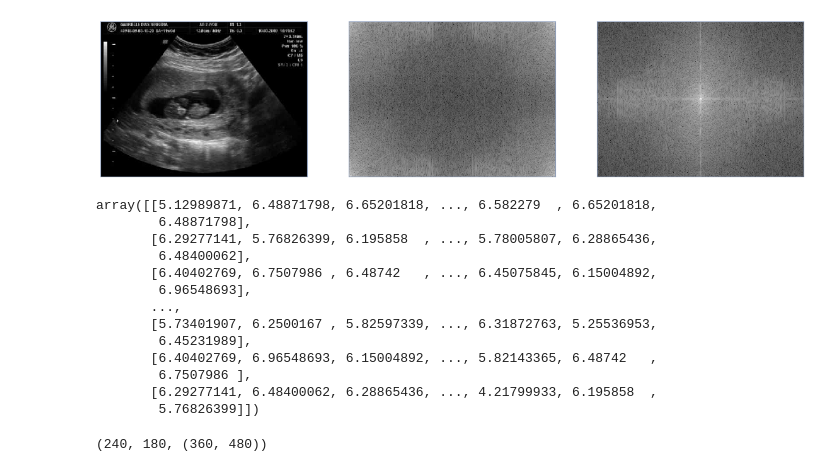
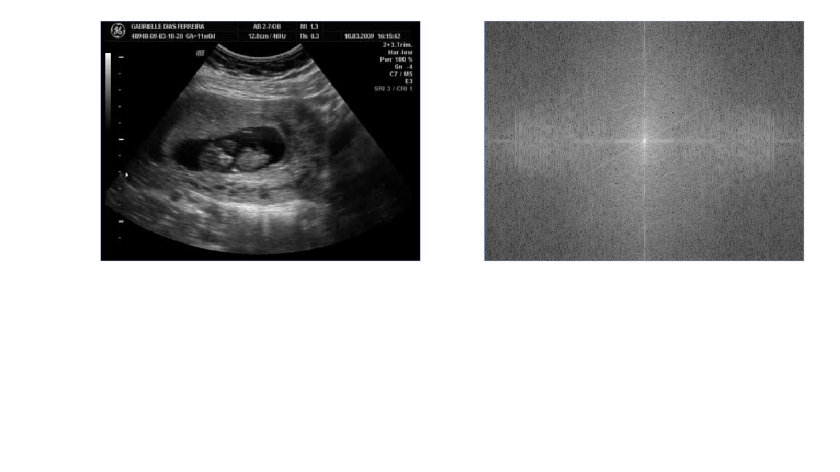
Before and after one commit to flych3r/class-computer-vision, a Jupyter notebook: 05_Transformaçõao_de_Fourrier.ipynb, the cells around one changed output. Cells and saved outputs as stored; diff of their text form; code cells hidden in the pictures; blank space fills up the shorter version.

```diff
--- a/05_Transformaçõao_de_Fourrier.ipynb
+++ b/05_Transformaçõao_de_Fourrier.ipynb
@@ -6,2 +5,2 @@ from mpl_toolkits import mplot3d
 # %%
-im = cv2.imread('ultrasom.jpg', 0)
+img = cv2.imread('files/ultrasom.jpg', 0)
@@ -14,30 +7,16 @@ im_fft_shift = np.log(np.abs(im_fft_shift))
+# %%
+img_fft = cv2.dft(np.float32(img), flags=cv2.DFT_COMPLEX_OUTPUT)
+img_fft_shift = np.fft.fftshift(img_fft)
+# %%
+magnitude_spectrum = 20*np.log(cv2.magnitude(img_fft_shift[:,:,0],img_fft_shift[:,:,1]))
 # %%
 plt.figure(figsize=(20,20))
-plt.subplot(131)
-plt.imshow(im, cmap='gray')
+plt.subplot(121)
+plt.imshow(img, cmap='gray')
 plt.xticks([]), plt.yticks([])
-plt.subplot(132)
-plt.imshow(im_fft, cmap='gray')
-plt.xticks([]), plt.yticks([])
-plt.subplot(133)
-plt.imshow(im_fft_shift, cmap='gray')
+plt.subplot(122)
+plt.imshow(magnitude_spectrum, cmap='gray')
 plt.xticks([]), plt.yticks([])
 plt.show()
 # %% [output]
-[figure, old version]
+[figure, new version]
-# %%
-im_fft_shift
-# %% [output]
-array([[5.12989871, 6.48871798, 6.65201818, ..., 6.582279  , 6.65201818,
-        6.48871798],
-       [6.29277141, 5.76826399, 6.195858  , ..., 5.78005807, 6.28865436,
-        6.48400062],
-       [6.40402769, 6.7507986 , 6.48742   , ..., 6.45075845, 6.15004892,
-        6.96548693],
-       ...,
-       [5.73401907, 6.2500167 , 5.82597339, ..., 6.31872763, 5.25536953,
-        6.45231989],
-       [6.40402769, 6.96548693, 6.15004892, ..., 5.82143365, 6.48742   ,
-        6.7507986 ],
-       [6.29277141, 6.48400062, 6.28865436, ..., 4.21799933, 6.195858  ,
-        5.76826399]])
@@ -48,4 +22,0 @@ width, height = im_2.shape
-# %%
-height//2, width//2, im_2.shape
-# %% [output]
-(240, 180, (360, 480))
```
Also changed, not shown: parts of 14 cells of this notebook, 7 other files.
